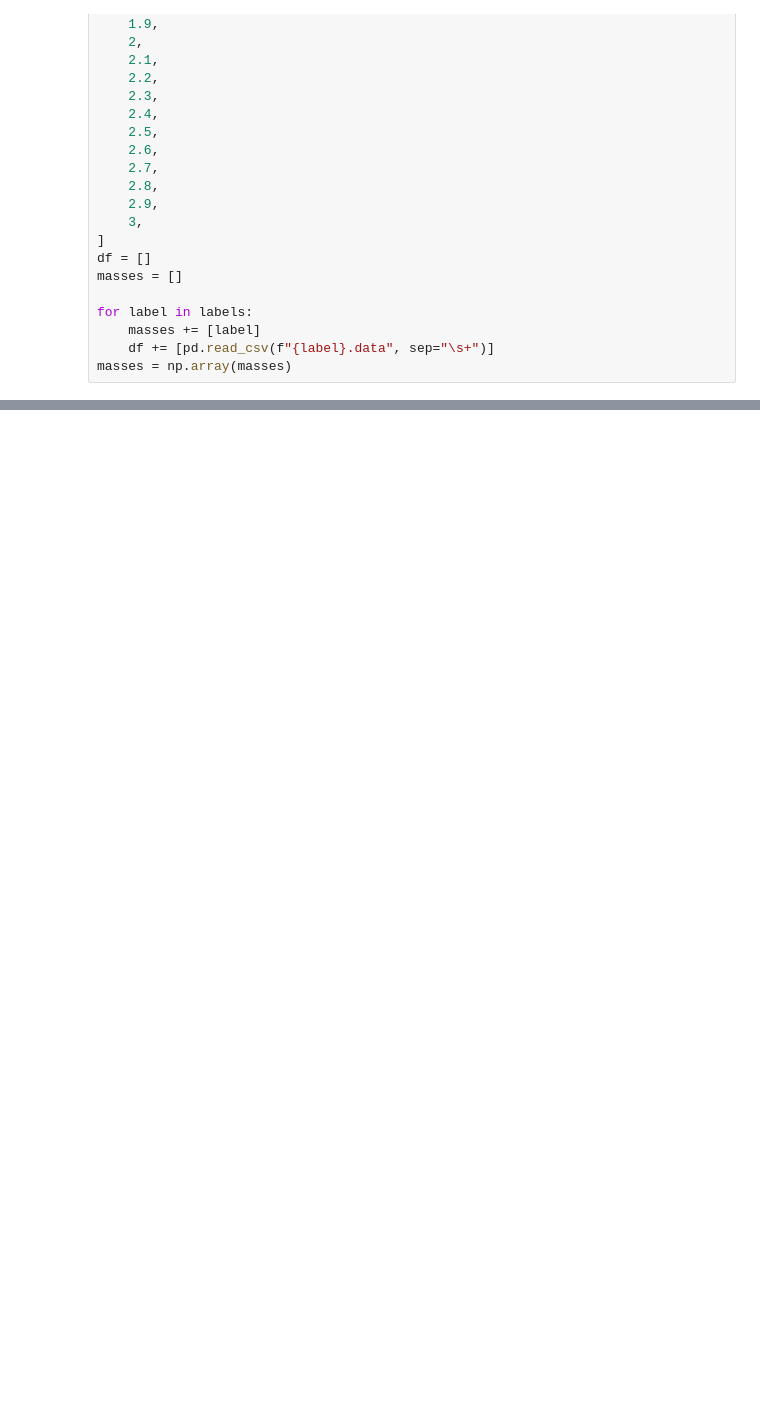
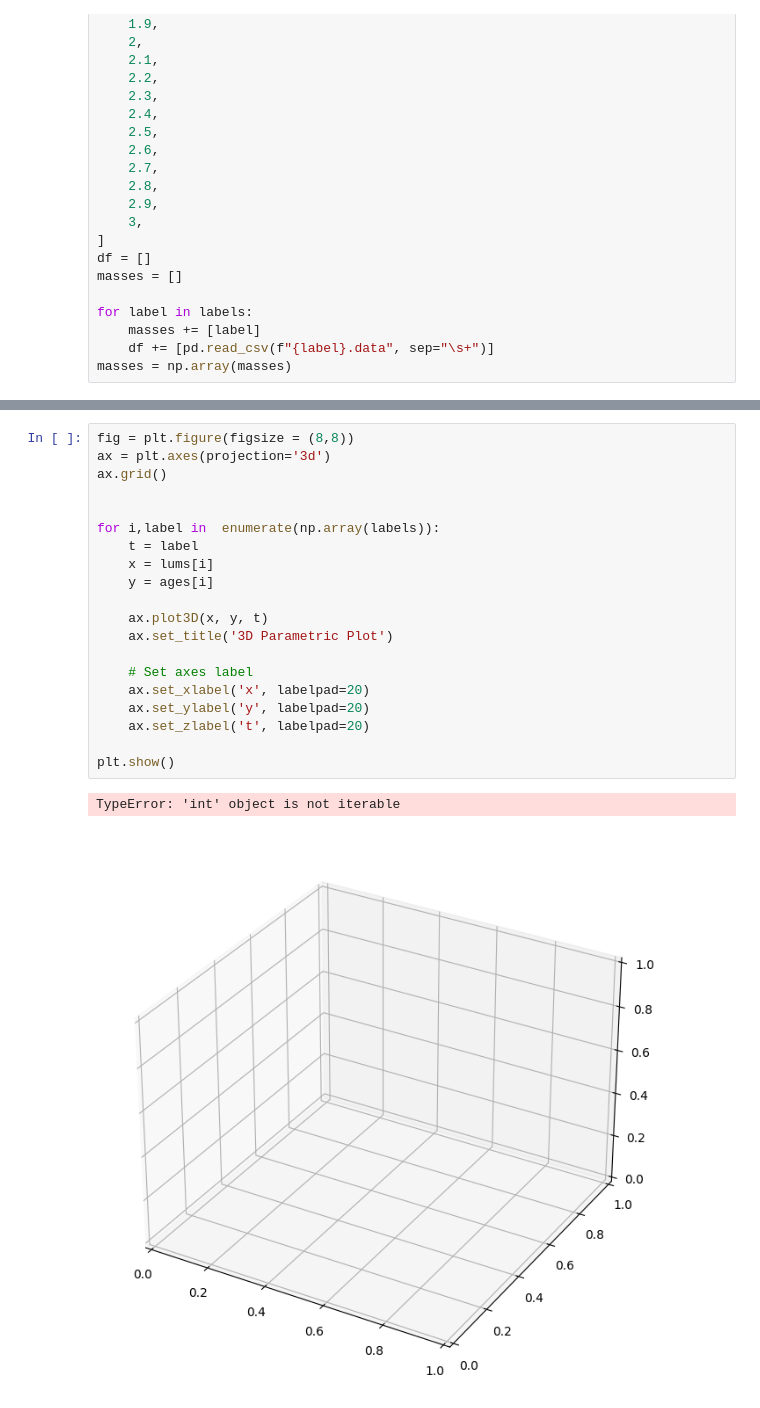
Before and after one commit to JonoBueno/FYP_IRFAN, a Jupyter notebook: 0p0/0p0.ipynb, the cells around one changed output, grey strips where cells are left out. Cells and saved outputs as stored; diff of their text form; blank space fills up the shorter version.

```diff
--- a/0p0/0p0.ipynb
+++ b/0p0/0p0.ipynb
@@ -76,0 +85,23 @@ plt.xscale('log')
+# %%
+fig = plt.figure(figsize = (8,8))
+ax = plt.axes(projection='3d')
+ax.grid()
+
+
+for i,label in  enumerate(np.array(labels)):
+    t = label
+    x = lums[i]
+    y = ages[i]
+
+    ax.plot3D(x, y, t)
+    ax.set_title('3D Parametric Plot')
+
+    # Set axes label
+    ax.set_xlabel('x', labelpad=20)
+    ax.set_ylabel('y', labelpad=20)
+    ax.set_zlabel('t', labelpad=20)
+
+plt.show()
+# %% [output]
+TypeError: 'int' object is not iterable
+[figure, added]
```
Also changed, not shown: parts of 2 cells of this notebook, 5 other files.
